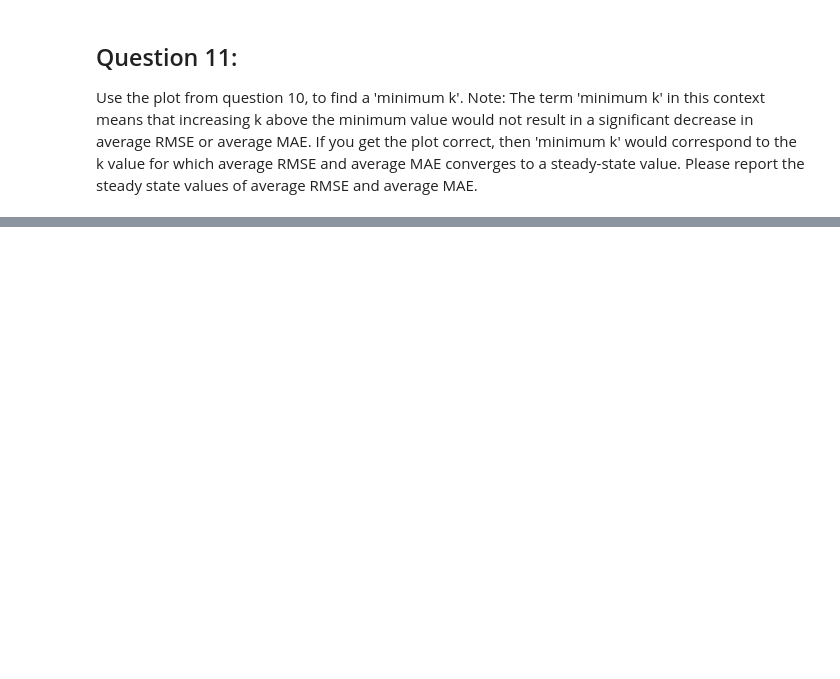
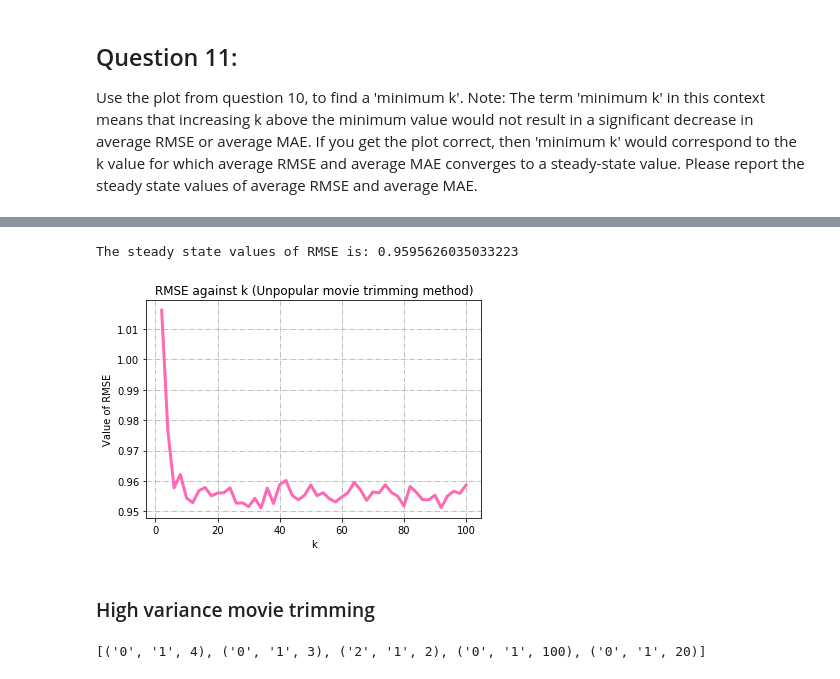
Before and after one commit to Shuyifan/ECE-219-Large-Scale-Data-Mining-Project, a Jupyter notebook: project 3/Project 3.ipynb, the cells around one changed output, grey strips where cells are left out. Cells and saved outputs as stored; diff of their text form; code cells hidden in the pictures; blank space fills up the shorter version.

```diff
--- a/project 3/Project 3.ipynb
+++ b/project 3/Project 3.ipynb
@@ -395,0 +489,20 @@ Design a k-NN collaborative filter to predict the ratings of the movies in the p
+# %%
+# train the dataset using unpopular movie trimming
+kf = KFold(n_splits=10)
+
+# Construct a knn filter
+sim = {'name':'pearson','user_based':True}
+rmse = []
+for k in range(2,102,2):
+    knn = KNNWithMeans(k=k,min_k=1,sim_options=sim,verbose=True)
+    rmse_i = []
+    for trainset, testset in kf.split(data):
+
+        # train and test algorithm.
+        knn.fit(trainset)
+        testset_trim = UMT(testset)
+        predictions = knn.test(testset_trim)
+
+        # Compute and print Root Mean Squared Error
+        rmse_i.append(accuracy.rmse(predictions, verbose=True))
+    rmse.append(np.mean(rmse_i))
@@ -395,0 +527,33 @@ Design a k-NN collaborative filter to predict the ratings of the movies in the p
+# %%
+# show time (plot)
+x = range(2,102,2)
+
+plt.plot(x,rmse,color='hotpink',linewidth=3)
+plt.grid(True,linestyle='-.')
+plt.xlabel('k')
+plt.ylabel('Value of RMSE')
+plt.title('RMSE against k (Unpopular movie trimming method)')
+print('The steady state values of RMSE is:',np.mean(rmse[:-30]))
+# %% [output]
+The steady state values of RMSE is: 0.9595626035033223
+[figure, added]
+# %% [markdown]
+### High variance movie trimming
+# %%
+# Define a function for high variance movie trimming method
+def HVMT(testset):
+    counter = [x for x in Counter([x[1] for x in testset]).items()]
+    count_filter1 = list(filter(lambda x:x[1] >= 5,counter))
+    var_list = list(get_var(np.array(testset)[:,1:3]).items())
+    count_filter2 = list(filter(lambda x:x[1] >= 2,var_list))
+    count_filter = list(set([x[0] for x in count_filter1]).intersection(set([y[0] for y in count_filter2])))
+    #count_filter = list([x[0] for x in count_filter1 if x[0] in [y[0] for y in count_filter2]])
+    testset_trim = list(filter(lambda x:x[1] in [y[0] for y in count_filter],
+                           testset))
+    return testset_trim
+
+a = [('0','1',4),('0','1',3),('2','1',2),('2','2',2),('2','3',5),('6','3',5),
+    ('0','1',100),('0','1',20),('5','3',5),('6','3',5)]
+HVMT(a)
+# %% [output]
+[('0', '1', 4), ('0', '1', 3), ('2', '1', 2), ('0', '1', 100), ('0', '1', 20)]
```
Also changed, not shown: parts of 18 cells of this notebook.
